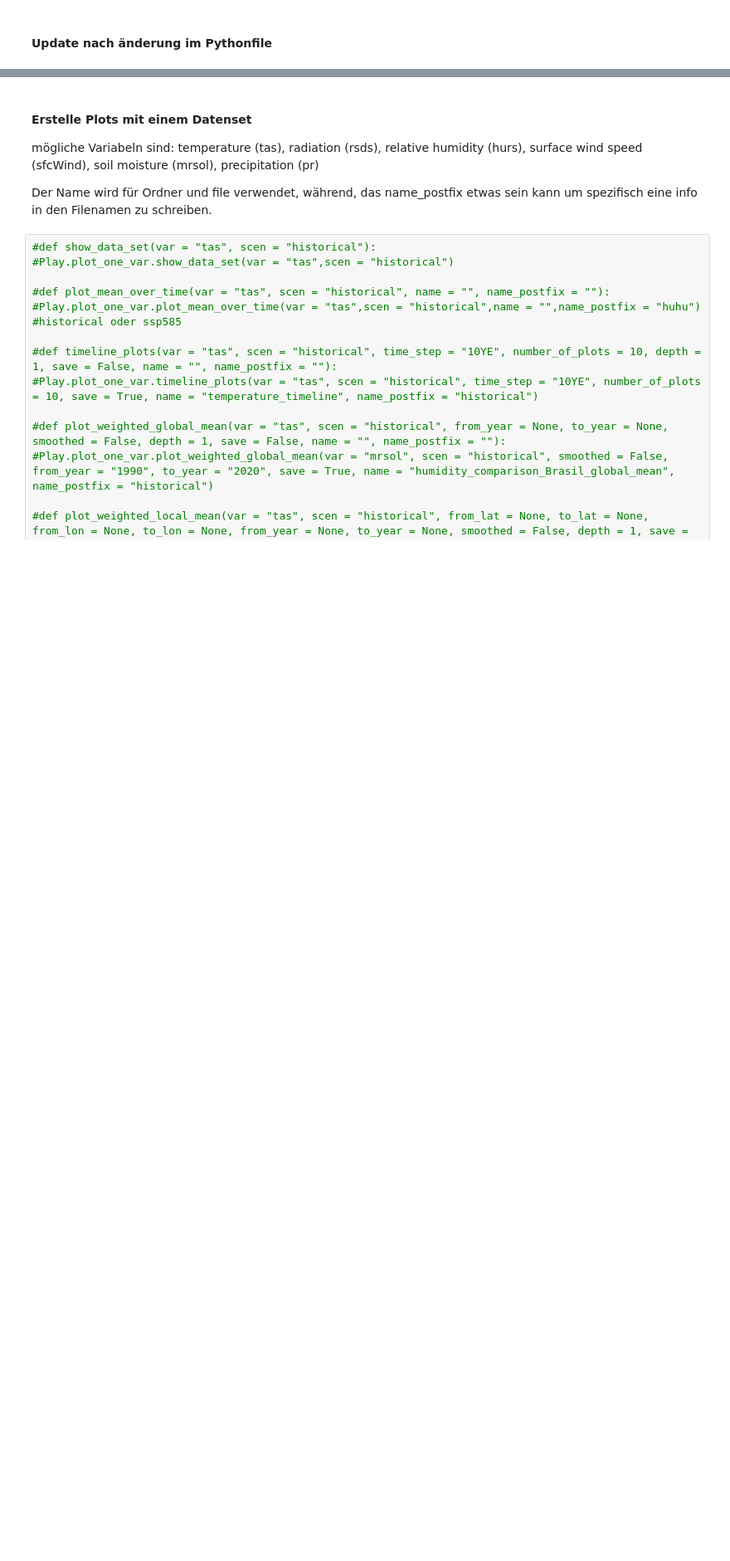
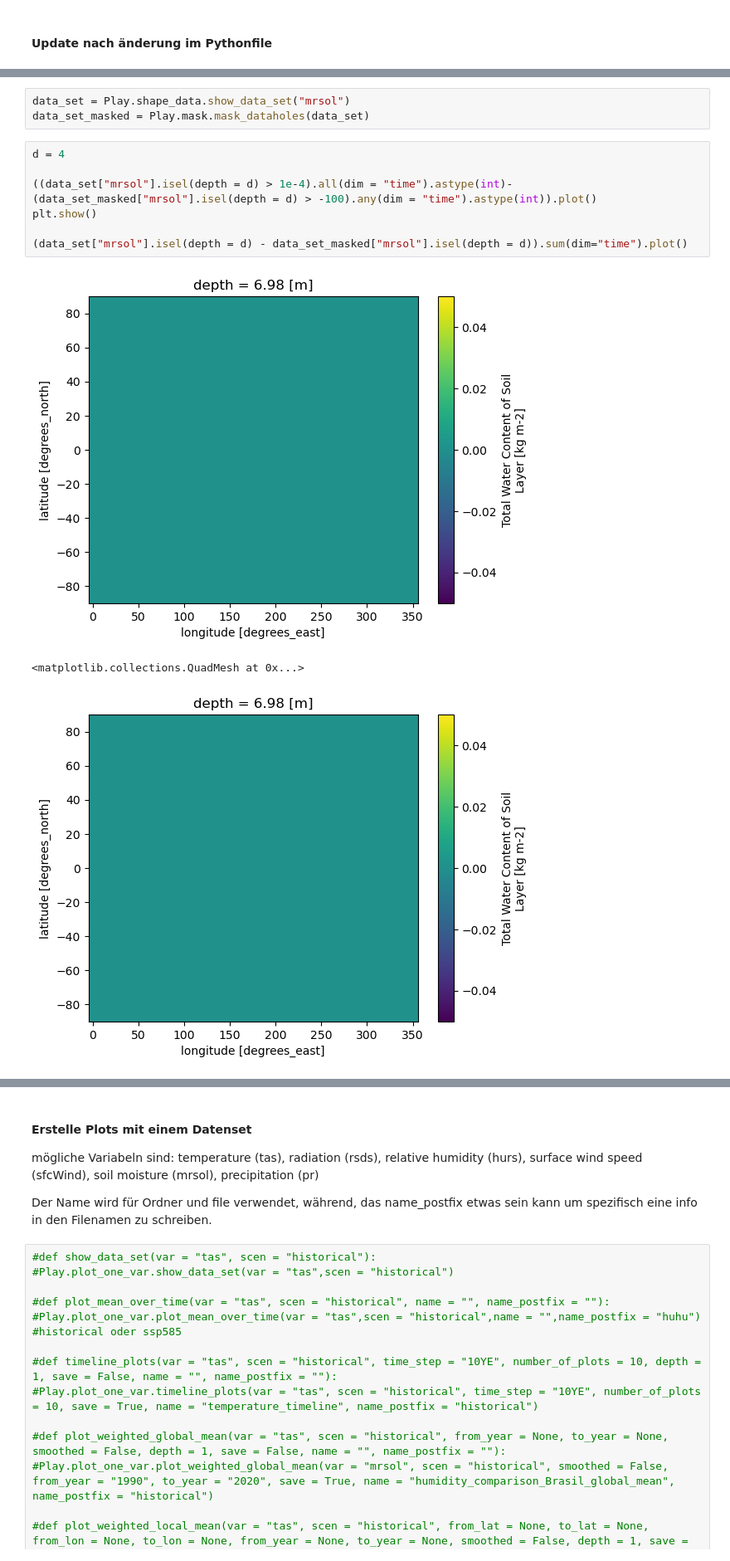
Before and after one commit to pjunghans1234/bachelorarbeit, a Jupyter notebook: Play_one_variable.ipynb, the cells around one changed output, grey strips where cells are left out. Shown at 83% size. Cells and saved outputs as stored; diff of their text form; blank space fills up the shorter version.

Commit message:
mask

```diff
--- a/Play_one_variable.ipynb
+++ b/Play_one_variable.ipynb
@@ -18,0 +23,14 @@ importlib.reload(Play.plot_one_var)
+# %%
+data_set = Play.shape_data.show_data_set("mrsol")
+data_set_masked = Play.mask.mask_dataholes(data_set)
+# %%
+d = 4
+
+((data_set["mrsol"].isel(depth = d) > 1e-4).all(dim = "time").astype(int)- (data_set_masked["mrsol"].isel(depth = d) > -100).any(dim = "time").astype(int)).plot()
+plt.show()
+
+(data_set["mrsol"].isel(depth = d) - data_set_masked["mrsol"].isel(depth = d)).sum(dim="time").plot()
+# %% [output]
+[figure, added]
+<matplotlib.collections.QuadMesh at 0x...>
+[figure, added]
```
Also changed, not shown: parts of 13 cells of this notebook, 4 other files.
